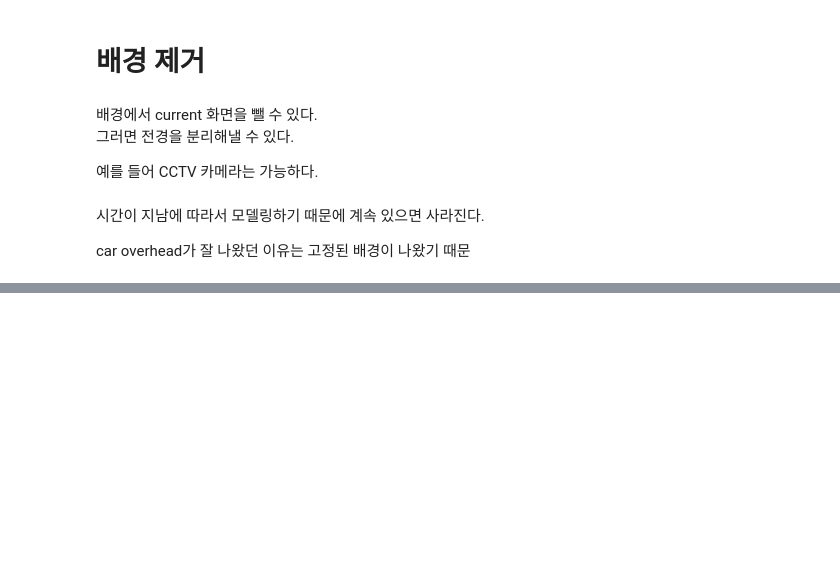
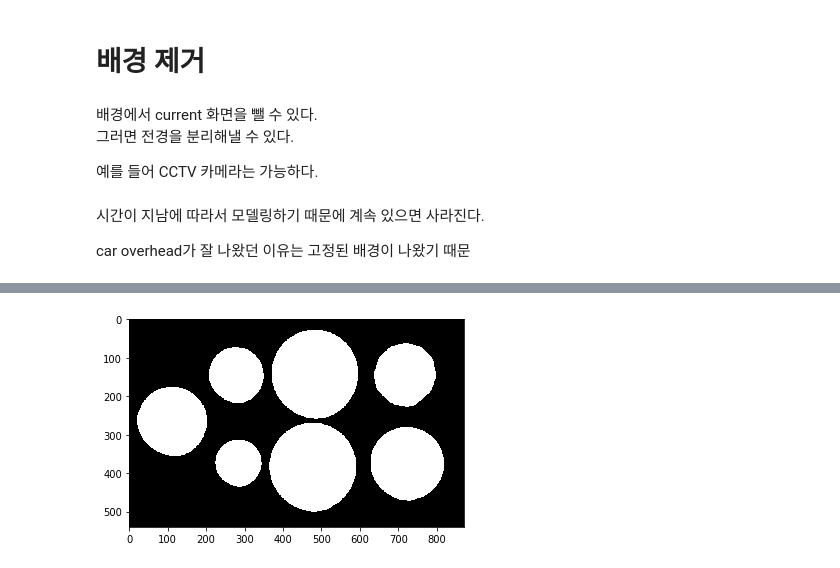
Before and after one commit to loftmain/opencv_project, a Jupyter notebook: vision_day1.ipynb, the cells around one changed output, grey strips where cells are left out. Saved outputs shown, nothing was run; the diff lists cells and outputs as text; code cells hidden in the pictures; blank space fills up the shorter version.

Commit message:
vision day 1 commit

```diff
--- a/vision_day1.ipynb
+++ b/vision_day1.ipynb
@@ -216,0 +231,9 @@ car overhead가 잘 나왔던 이유는 고정된 배경이 나왔기 때문
+# %%
+img  = cv2.imread("vision/coins2.png", 0)
+_, binary = cv2.threshold(img, 128, 255, cv2.THRESH_BINARY_INV)
+kernel = cv2.getStructuringElement(cv2.MORPH_RECT, (5,5))
+binary = cv2.morphologyEx(binary, cv2.MORPH_CLOSE, kernel, iterations=2)
+
+imshow("", binary)
+# %% [output]
+[figure, added]
```
Also changed, not shown: parts of 11 cells of this notebook, 3 other files.
